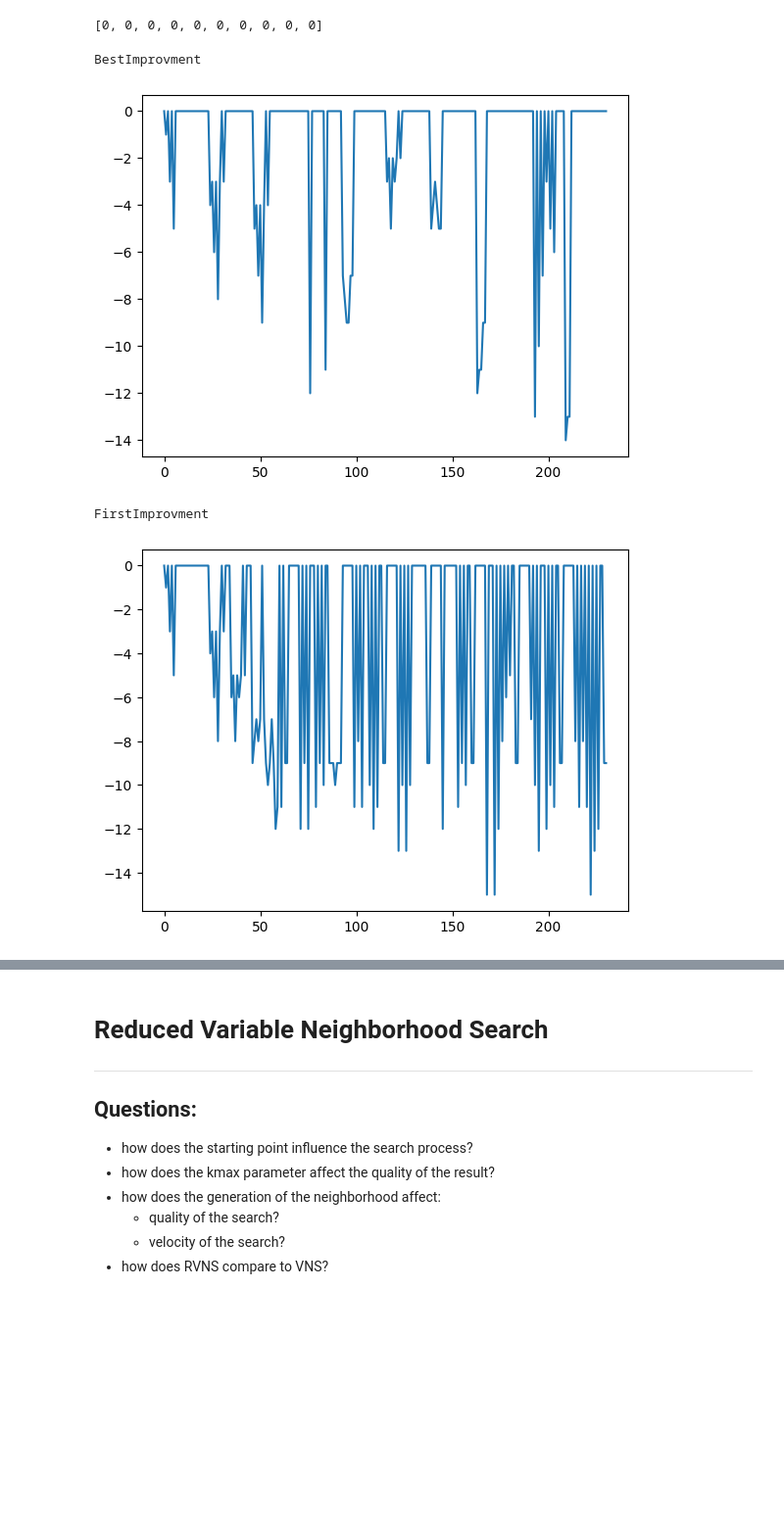
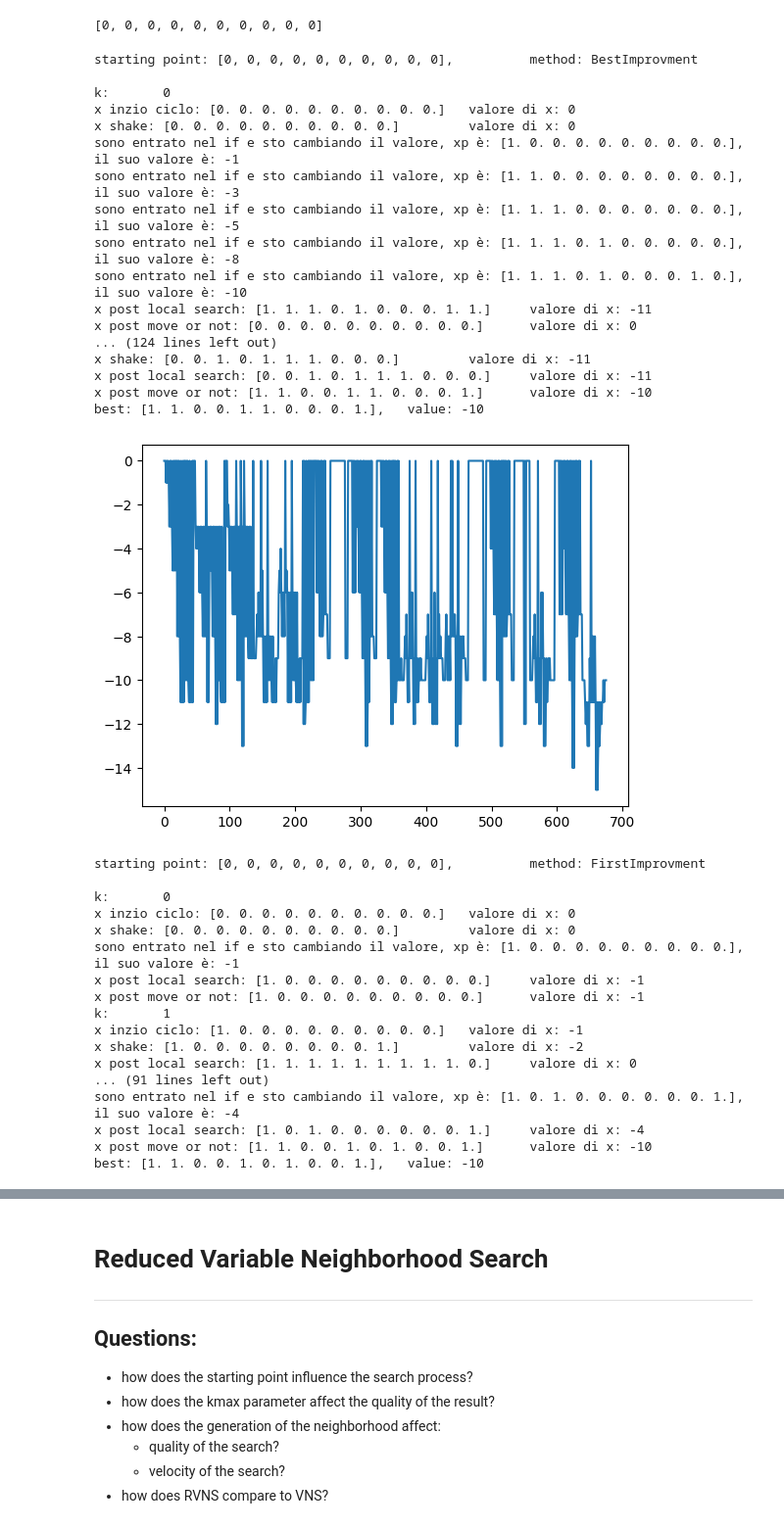
Before and after one commit to CarlottaGiacchetta/lab_optimizationTechniques, a Jupyter notebook: lab4/optimtech_lab4.ipynb, the cells around one changed output, grey strips where cells are left out. Shown: that part at 98% size. Cells and saved outputs as stored; diff of their text form; code cells hidden in the pictures; blank space fills up the shorter version.

```diff
--- a/lab4/optimtech_lab4.ipynb
+++ b/lab4/optimtech_lab4.ipynb
@@ -232,22 +247,58 @@ dio(prova)
 [0] * len(dio._items)
 # %% [output]
 [0, 0, 0, 0, 0, 0, 0, 0, 0, 0]
-# %%
-func_0 = Knapsack_0_1()
-func_1 = Knapsack_0_1()
-
-methods = ["BestImprovment","FirstImprovment"]
-for i in methods:
-    if i == "FirstImprovment":
-        print(f"{i}\n")
-        vns(func_0, [0] * len(func._items), 10, i)
-        func_0.trend()
-    else:
-        print(f"{i}\n")
-        vns(func_1, [0] * len(func._items), 10, i)
-        func_1.trend()
-# %% [output]
-BestImprovment
-[figure, removed]
-FirstImprovment
-[figure, removed]
+# %%
+#x = [[0]*10,[0,0,0,1,1,0,0,1,1,1], [0,0,0,0,0,0,0,1,1,1], [0,1,0,0,0,0,0,0,0,0]]
+x = [[0]*10]
+#methods = ["BestImprovment"]
+methods = ["BestImprovment","FirstImprovment"]
+for xi in x:
+    for method in methods:
+        if methods[0] == "FirstImprovment":
+            func_0 = Knapsack_0_1()
+            print(f"starting point: {xi}, \t method: {method}\n")
+            best = vns(func_0, xi, 10, method)
+            print(f'best: {best}, \t value: {func_0(best)}\n\n')
+            func_0.trend()
+        else:
+            func_1 = Knapsack_0_1()
+            print(f"starting point: {xi}, \t method: {method}\n")
+            best = vns(func_1, xi, 10, method)
+            print(f'best: {best}, \t value: {func_1(best)}\n\n')
+            func_1.trend()
+# %% [output]
+starting point: [0, 0, 0, 0, 0, 0, 0, 0, 0, 0],          method: BestImprovment
+
+k:       0
+x inzio ciclo: [0. 0. 0. 0. 0. 0. 0. 0. 0. 0.]   valore di x: 0
+x shake: [0. 0. 0. 0. 0. 0. 0. 0. 0. 0.]         valore di x: 0
+sono entrato nel if e sto cambiando il valore, xp è: [1. 0. 0. 0. 0. 0. 0. 0. 0. 0.],    il suo valore è: -1
+sono entrato nel if e sto cambiando il valore, xp è: [1. 1. 0. 0. 0. 0. 0. 0. 0. 0.],    il suo valore è: -3
+sono entrato nel if e sto cambiando il valore, xp è: [1. 1. 1. 0. 0. 0. 0. 0. 0. 0.],    il suo valore è: -5
+sono entrato nel if e sto cambiando il valore, xp è: [1. 1. 1. 0. 1. 0. 0. 0. 0. 0.],    il suo valore è: -8
+sono entrato nel if e sto cambiando il valore, xp è: [1. 1. 1. 0. 1. 0. 0. 0. 1. 0.],    il suo valore è: -10
+x post local search: [1. 1. 1. 0. 1. 0. 0. 0. 1. 1.]     valore di x: -11
+x post move or not: [0. 0. 0. 0. 0. 0. 0. 0. 0. 0.]      valore di x: 0
+... (124 lines left out)
+x shake: [0. 0. 1. 0. 1. 1. 1. 0. 0. 0.]         valore di x: -11
+x post local search: [0. 0. 1. 0. 1. 1. 1. 0. 0. 0.]     valore di x: -11
+x post move or not: [1. 1. 0. 0. 1. 1. 0. 0. 0. 1.]      valore di x: -10
+best: [1. 1. 0. 0. 1. 1. 0. 0. 0. 1.],   value: -10
+[figure, added]
+starting point: [0, 0, 0, 0, 0, 0, 0, 0, 0, 0],          method: FirstImprovment
+
+k:       0
+x inzio ciclo: [0. 0. 0. 0. 0. 0. 0. 0. 0. 0.]   valore di x: 0
+x shake: [0. 0. 0. 0. 0. 0. 0. 0. 0. 0.]         valore di x: 0
+sono entrato nel if e sto cambiando il valore, xp è: [1. 0. 0. 0. 0. 0. 0. 0. 0. 0.],    il suo valore è: -1
+x post local search: [1. 0. 0. 0. 0. 0. 0. 0. 0. 0.]     valore di x: -1
+x post move or not: [1. 0. 0. 0. 0. 0. 0. 0. 0. 0.]      valore di x: -1
+k:       1
+x inzio ciclo: [1. 0. 0. 0. 0. 0. 0. 0. 0. 0.]   valore di x: -1
+x shake: [1. 0. 0. 0. 0. 0. 0. 0. 0. 1.]         valore di x: -2
+x post local search: [1. 1. 1. 1. 1. 1. 1. 1. 1. 0.]     valore di x: 0
+... (91 lines left out)
+sono entrato nel if e sto cambiando il valore, xp è: [1. 0. 1. 0. 0. 0. 0. 0. 0. 1.],    il suo valore è: -4
+x post local search: [1. 0. 1. 0. 0. 0. 0. 0. 0. 1.]     valore di x: -4
+x post move or not: [1. 1. 0. 0. 1. 0. 1. 0. 0. 1.]      valore di x: -10
+best: [1. 1. 0. 0. 1. 0. 1. 0. 0. 1.],   value: -10
```
Also changed, not shown: parts of 2 cells of this notebook.
